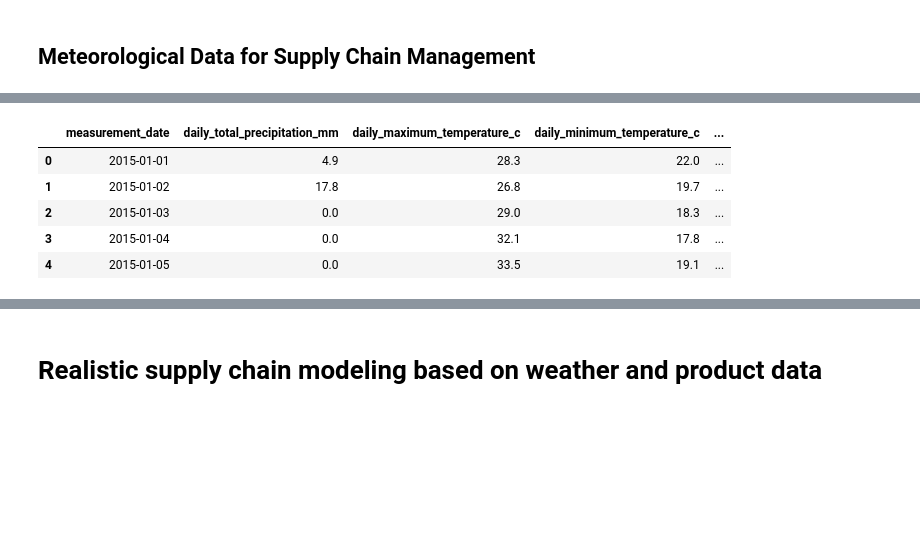
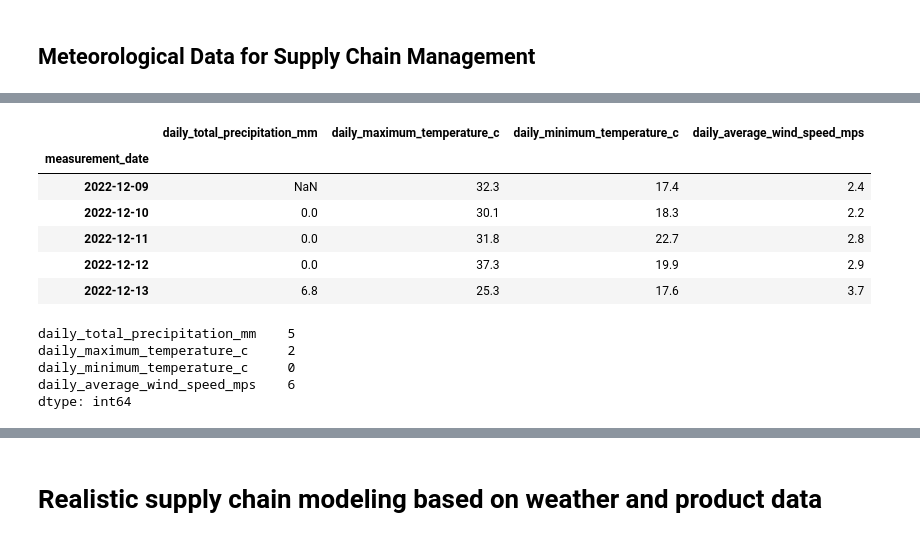
Before and after one commit to rbalbinotti/smart-supply-chain-ai, a Jupyter notebook: notebooks/synthetic_grocery.ipynb, the cells around one changed output, grey strips where cells are left out. Drawn from its saved outputs; the diff is of its cells as text; code cells hidden in the pictures; blank space fills up the shorter version.

```diff
--- a/notebooks/synthetic_grocery.ipynb
+++ b/notebooks/synthetic_grocery.ipynb
@@ -148,7 +151,8 @@ supply_df['supplier_rating'] = np.where(supply_df['supplier'].isin(suppliers_top
 ## Meteorological Data for Supply Chain Management
 # %%
 # Set the path to the weather CSV file
-archive_csv = external_data_path + 'dados_83967_D_2015-01-01_2025-09-18.csv'
+# archive_csv = external_data_path + 'dados_83967_D_2015-01-01_2025-09-18.csv'
+archive_csv = external_data_path + 'dados_B807_D_2022-12-07_2025-09-22.csv'
 
 # Read the CSV file into a DataFrame
 weather_df = pd.read_csv(archive_csv, sep=";", decimal=",", skiprows=9, engine="python")
@@ -176,14 +180,24 @@ weather_df.columns = [
 ]
 # %%
 # Set 'measurement_date' as index and remove rows with all missing values
-weather_df.set_index('measurement_date').dropna(how='all', inplace=True)
+weather_df = weather_df.set_index('measurement_date').dropna(how='all')
 
 # Show the first rows of the DataFrame
 weather_df.head()
 # %% [output]
-|  | measurement_date | daily_total_precipitation_mm | daily_maximum_temperature_c | daily_minimum_temperature_c | ... |
-| 0 | 2015-01-01 | 4.9 | 28.3 | 22.0 | ... |
-| 1 | 2015-01-02 | 17.8 | 26.8 | 19.7 | ... |
-| 2 | 2015-01-03 | 0.0 | 29.0 | 18.3 | ... |
-| 3 | 2015-01-04 | 0.0 | 32.1 | 17.8 | ... |
-| 4 | 2015-01-05 | 0.0 | 33.5 | 19.1 | ... |
+|  | daily_total_precipitation_mm | daily_maximum_temperature_c | daily_minimum_temperature_c | daily_average_wind_speed_mps |
+| measurement_date |  |  |  |  |
+| 2022-12-09 | NaN | 32.3 | 17.4 | 2.4 |
+| 2022-12-10 | 0.0 | 30.1 | 18.3 | 2.2 |
+| 2022-12-11 | 0.0 | 31.8 | 22.7 | 2.8 |
+| 2022-12-12 | 0.0 | 37.3 | 19.9 | 2.9 |
+| 2022-12-13 | 6.8 | 25.3 | 17.6 | 3.7 |
+# %%
+# This line calculates the total number of missing (NaN) values in each column of the weather_df DataFrame.
+weather_df.isna().sum()
+# %% [output]
+daily_total_precipitation_mm    5
+daily_maximum_temperature_c     2
+daily_minimum_temperature_c     0
+daily_average_wind_speed_mps    6
+dtype: int64
```
Also changed, not shown: parts of 58 cells of this notebook.
